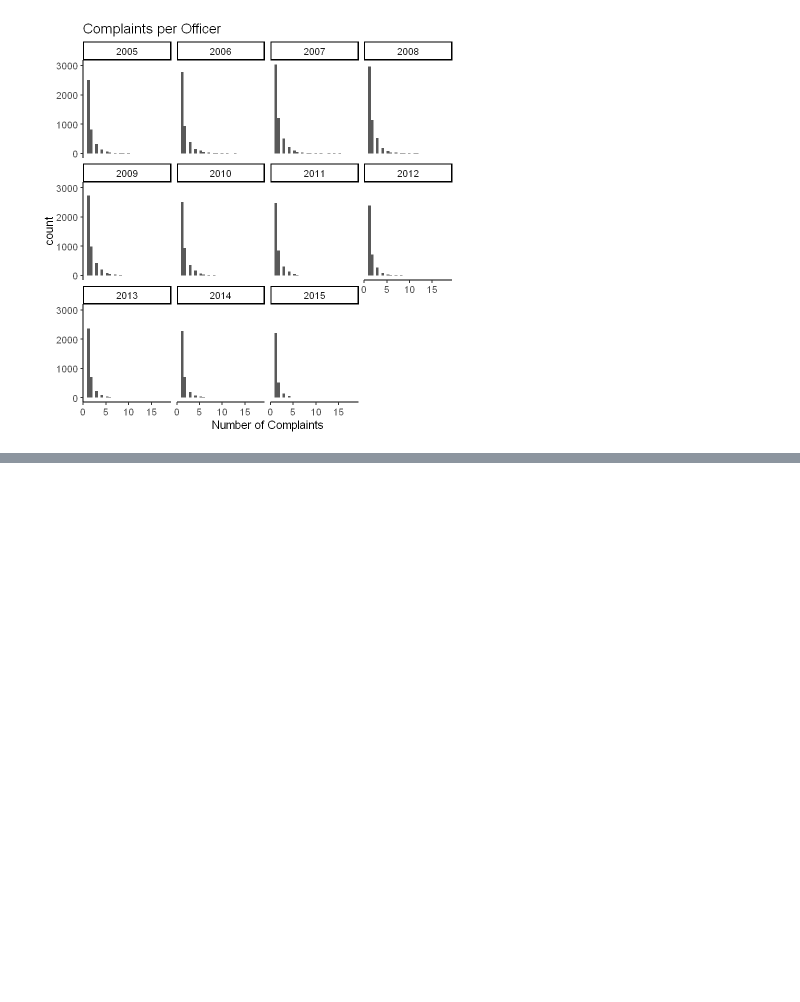
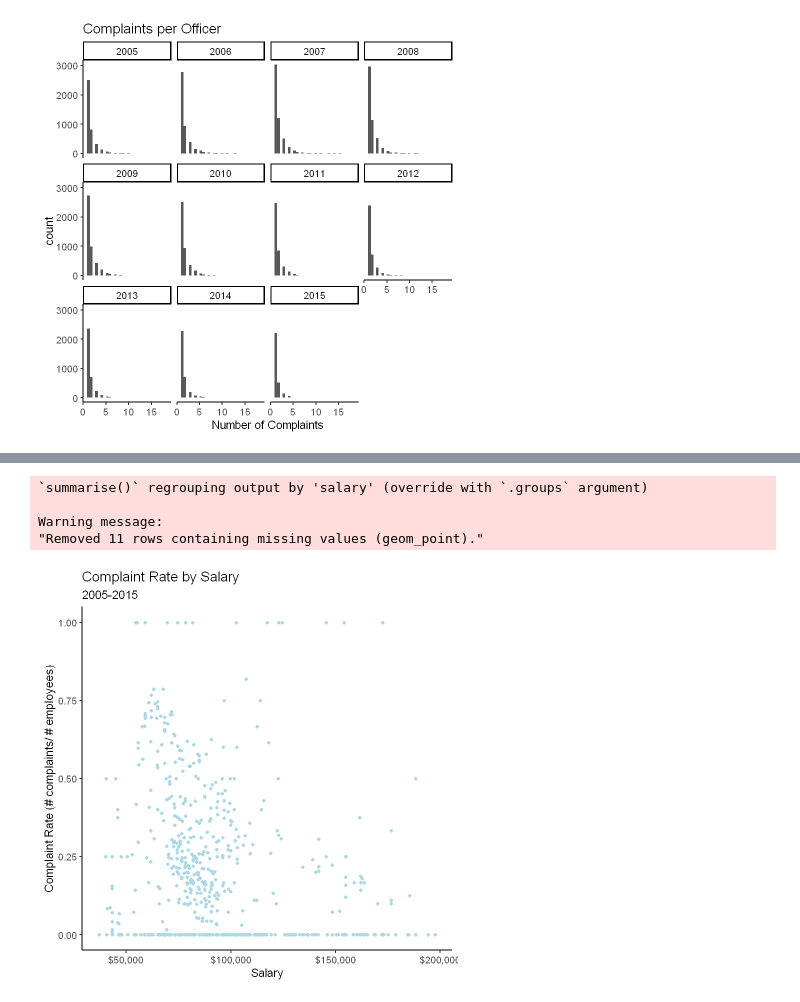
Before and after one commit to micahkwok/Group15, a Jupyter notebook: eda/EDA.ipynb, the cells around one changed output, grey strips where cells are left out. Cells and saved outputs as stored; diff of their text form; code cells hidden in the pictures; blank space fills up the shorter version.

```diff
--- a/eda/EDA.ipynb
+++ b/eda/EDA.ipynb
@@ -419,0 +491,19 @@ ggplot(complaints_per_off_yr, aes(x = n)) +
+# %%
+# calculate a complaint rate
+compaint_rates <- df_merged %>%
+    group_by(salary, year) %>%
+    summarize(num_complaints = sum(!is.na(cr_id)), num_employees = sum(!is.na(UID))) %>%
+    mutate(complaint_rate = num_complaints/ num_employees)
+
+#compaint_rates
+
+ggplot(compaint_rates, aes(x = salary, y = complaint_rate)) +
+        geom_point(color = "lightblue") +
+        scale_x_continuous(labels = scales::label_dollar()) +
+        labs(title="Complaint Rate by Salary", subtitle = "2005-2015", x = "Salary USD", y = "Complaint Rate (# complaints/ # employees)")
+# %% [output]
+`summarise()` regrouping output by 'salary' (override with `.groups` argument)
+
+Warning message:
+"Removed 11 rows containing missing values (geom_point)."
+[figure, added]
```
Also changed, not shown: parts of 4 cells of this notebook.
